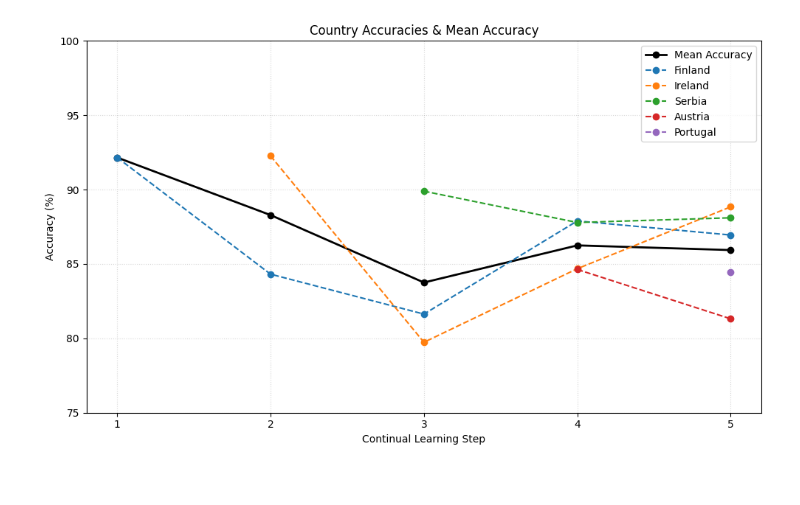
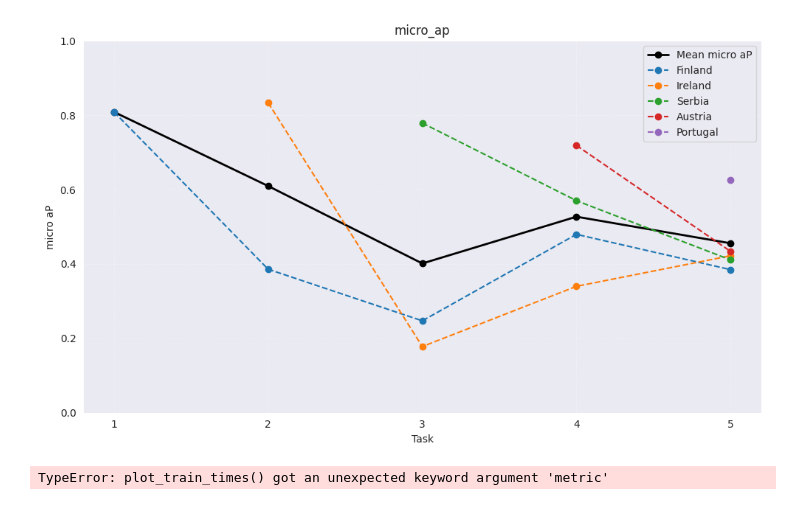
Before and after one commit to arnemaass/cl-lora, a Jupyter notebook: plots.ipynb, the cells around one changed output. Saved outputs shown, nothing was run; the diff lists cells and outputs as text; code cells hidden in the pictures.

```diff
--- a/plots.ipynb
+++ b/plots.ipynb
@@ -100,8 +264,8 @@ def load_results_from_file(path):
-# %%
-# Suppose your logfile is "training.log"
-results = load_results_from_file("/home/anton/src/cl-lora/baseline/log/pytorch_job_20250527_192454.log")
-
-# Now you can pass `results` directly into your plotting function:
-plot_accuracies_from_first(results)
-# %% [output]
-[figure, removed]
+# %%
+plot_accuracies_from_first(load_results_from_file(path_no_replay_big_ss),mi)
+# %% [output]
+[figure, added]
+# %%
+plot_train_times(load_results_from_file(path_replay_old),metric=a)
+# %% [output]
+TypeError: plot_train_times() got an unexpected keyword argument 'metric'
```
Also changed, not shown: parts of 18 cells of this notebook, 3 other files.
